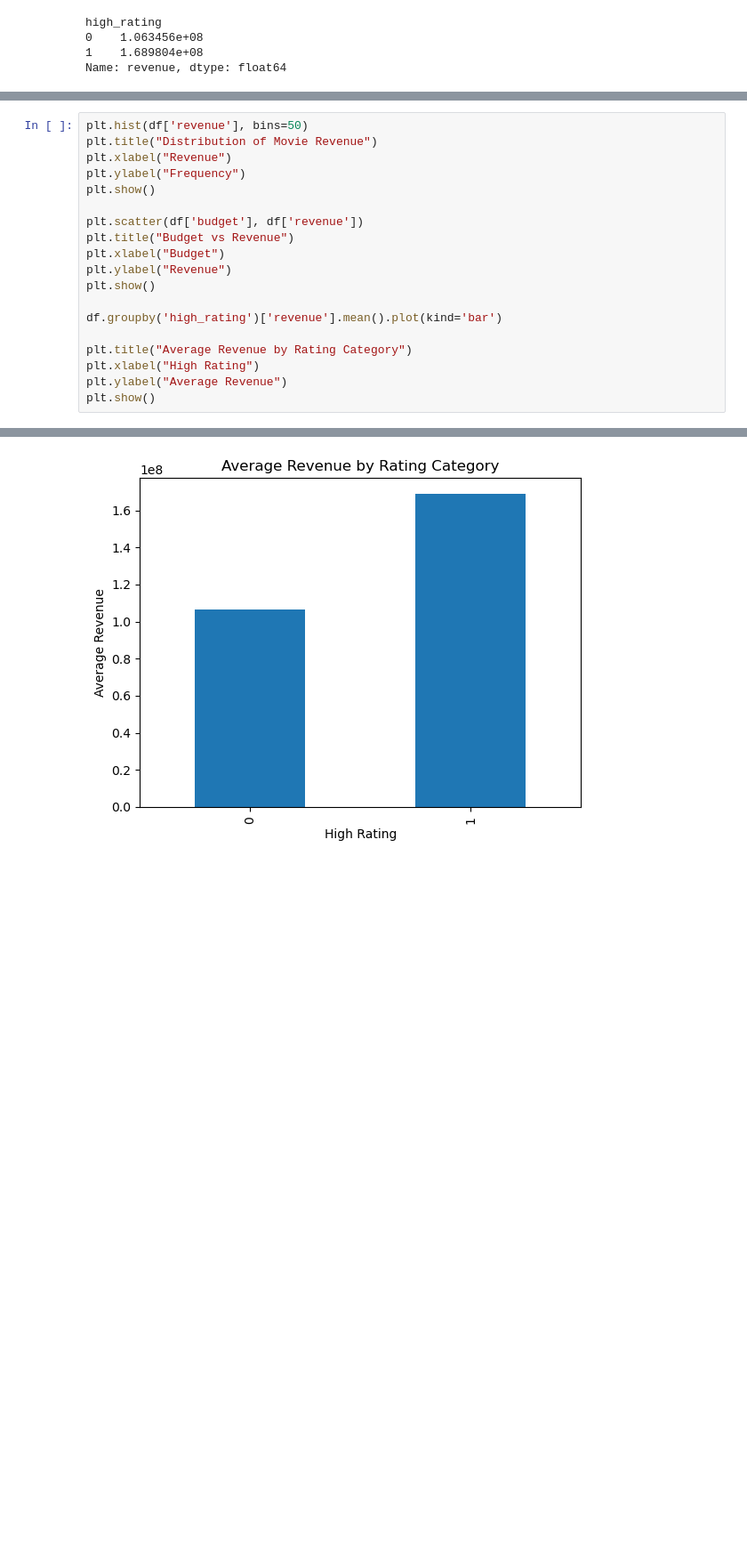
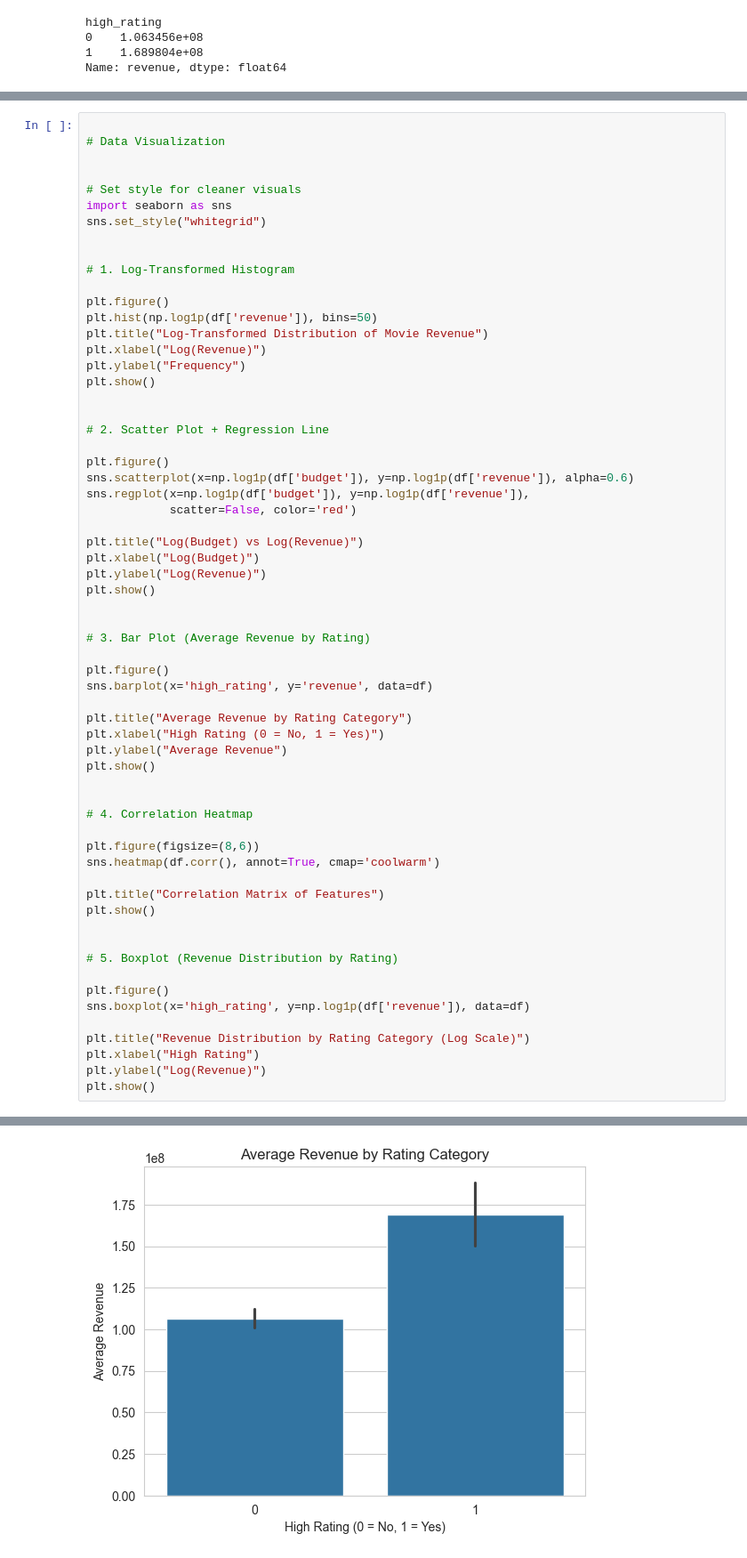
Before and after one commit to zebdenham/Project_Real_World_Data_Analysis, a Jupyter notebook: Project_Real_World_Data_Analysis.ipynb, the cells around one changed output, grey strips where cells are left out. Shown at 89% size. Saved outputs shown, nothing was run; the diff lists cells and outputs as text; blank space fills up the shorter version.

Commit message:
Update movie analysis notebook

```diff
--- a/Project_Real_World_Data_Analysis.ipynb
+++ b/Project_Real_World_Data_Analysis.ipynb
@@ -89,20 +164,63 @@ Name: revenue, dtype: float64
 # %%
-plt.hist(df['revenue'], bins=50)
-plt.title("Distribution of Movie Revenue")
-plt.xlabel("Revenue")
+
+# Data Visualization
+
+
+# Set style for cleaner visuals
+import seaborn as sns
+sns.set_style("whitegrid")
+
+
+# 1. Log-Transformed Histogram
+
+plt.figure()
+plt.hist(np.log1p(df['revenue']), bins=50)
+plt.title("Log-Transformed Distribution of Movie Revenue")
+plt.xlabel("Log(Revenue)")
 plt.ylabel("Frequency")
 plt.show()
 
-plt.scatter(df['budget'], df['revenue'])
-plt.title("Budget vs Revenue")
-plt.xlabel("Budget")
-plt.ylabel("Revenue")
+
+# 2. Scatter Plot + Regression Line
+
+plt.figure()
+sns.scatterplot(x=np.log1p(df['budget']), y=np.log1p(df['revenue']), alpha=0.6)
+sns.regplot(x=np.log1p(df['budget']), y=np.log1p(df['revenue']),
+            scatter=False, color='red')
+
+plt.title("Log(Budget) vs Log(Revenue)")
+plt.xlabel("Log(Budget)")
+plt.ylabel("Log(Revenue)")
 plt.show()
 
-df.groupby('high_rating')['revenue'].mean().plot(kind='bar')
+
+# 3. Bar Plot (Average Revenue by Rating)
+
+plt.figure()
+sns.barplot(x='high_rating', y='revenue', data=df)
 
 plt.title("Average Revenue by Rating Category")
-plt.xlabel("High Rating")
+plt.xlabel("High Rating (0 = No, 1 = Yes)")
 plt.ylabel("Average Revenue")
 plt.show()
+
+
+# 4. Correlation Heatmap
+
+plt.figure(figsize=(8,6))
+sns.heatmap(df.corr(), annot=True, cmap='coolwarm')
+
+plt.title("Correlation Matrix of Features")
+plt.show()
+
+
+# 5. Boxplot (Revenue Distribution by Rating)
+
+plt.figure()
+sns.boxplot(x='high_rating', y=np.log1p(df['revenue']), data=df)
+
+plt.title("Revenue Distribution by Rating Category (Log Scale)")
+plt.xlabel("High Rating")
+plt.ylabel("Log(Revenue)")
+plt.show()
 # %% [output]
@@ -111 +229 @@ plt.show()
-[figure, old version]
+[figure, new version]
```
Also changed, not shown: parts of 24 cells of this notebook.
